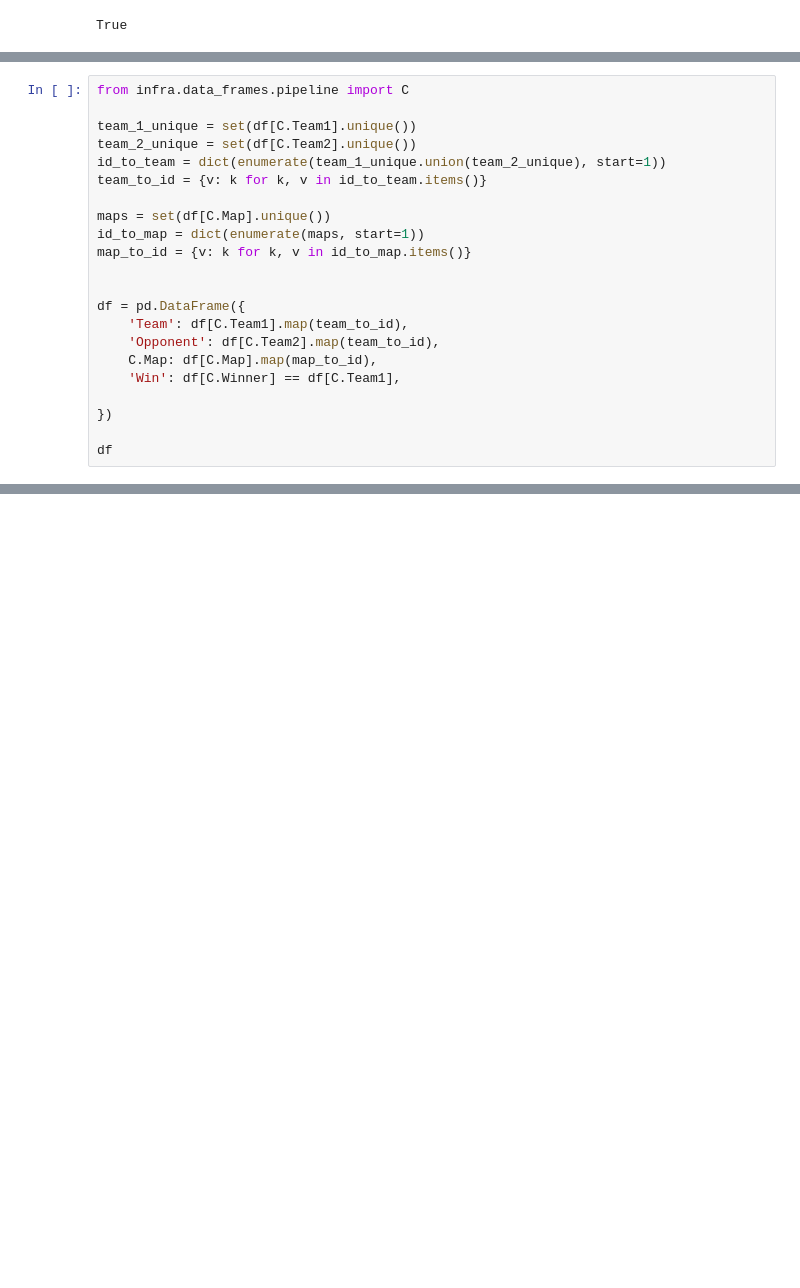
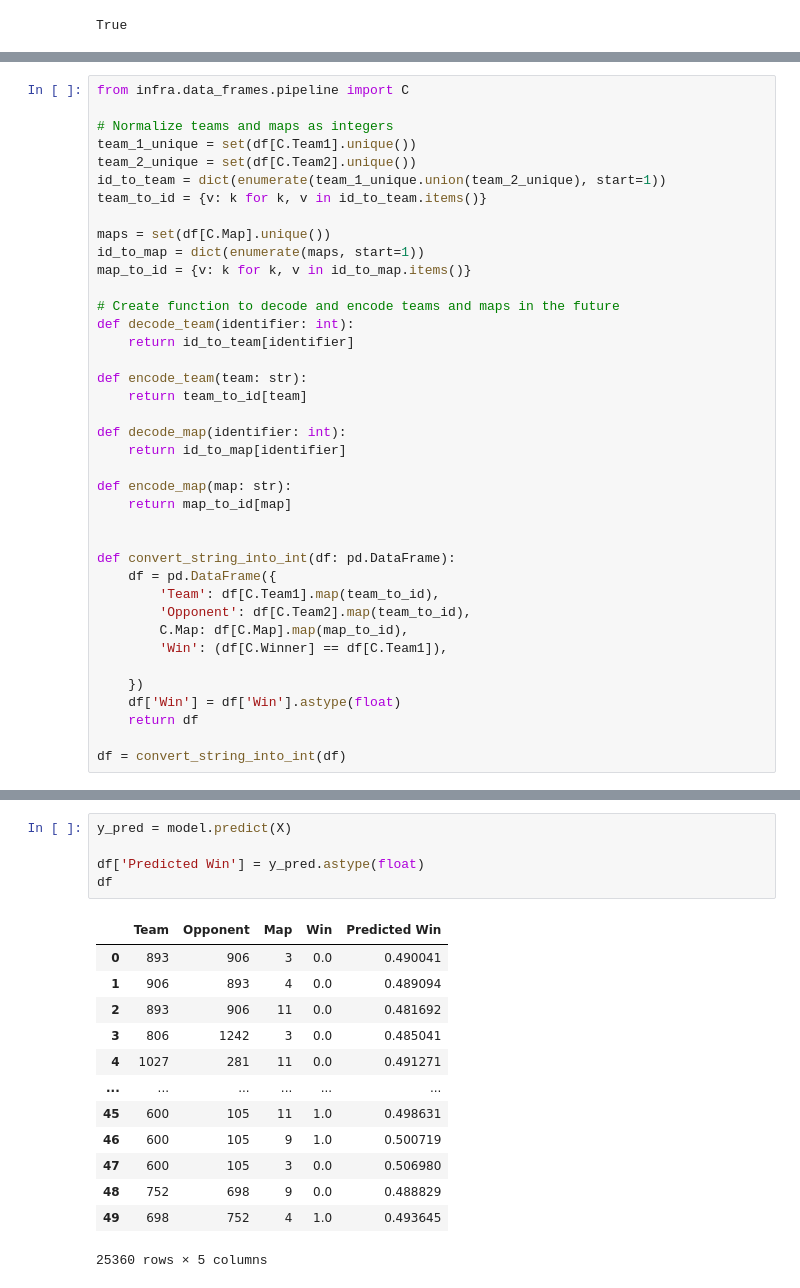
Before and after one commit to gitex/hltv_notebook, a Jupyter notebook: notebooks/matches/4_training.ipynb, the cells around one changed output, grey strips where cells are left out. Cells and saved outputs as stored; diff of their text form; blank space fills up the shorter version.

```diff
--- a/notebooks/matches/4_training.ipynb
+++ b/notebooks/matches/4_training.ipynb
@@ -49,6 +39,7 @@ See the caveats in the documentation: https://pandas.pydata.org/pandas-docs/stab
 # %%
 from infra.data_frames.pipeline import C
 
+# Normalize teams and maps as integers
 team_1_unique = set(df[C.Team1].unique())
 team_2_unique = set(df[C.Team2].unique())
 id_to_team = dict(enumerate(team_1_unique.union(team_2_unique), start=1))
@@ -58,13 +49,29 @@ maps = set(df[C.Map].unique())
 id_to_map = dict(enumerate(maps, start=1))
 map_to_id = {v: k for k, v in id_to_map.items()}
 
+# Create function to decode and encode teams and maps in the future
+def decode_team(identifier: int):
+    return id_to_team[identifier]
 
-df = pd.DataFrame({
-    'Team': df[C.Team1].map(team_to_id),
-    'Opponent': df[C.Team2].map(team_to_id),
-    C.Map: df[C.Map].map(map_to_id),
-    'Win': df[C.Winner] == df[C.Team1],
+def encode_team(team: str):
+    return team_to_id[team]
 
-})
+def decode_map(identifier: int):
+    return id_to_map[identifier]
 
-df
+def encode_map(map: str):
+    return map_to_id[map]
+
+
+def convert_string_into_int(df: pd.DataFrame):
+    df = pd.DataFrame({
+        'Team': df[C.Team1].map(team_to_id),
+        'Opponent': df[C.Team2].map(team_to_id),
+        C.Map: df[C.Map].map(map_to_id),
+        'Win': (df[C.Winner] == df[C.Team1]),
+
+    })
+    df['Win'] = df['Win'].astype(float)
+    return df
+
+df = convert_string_into_int(df)
@@ -143,0 +92,19 @@ ValueError: Found input variables with inconsistent numbers of samples: [1268, 2
+# %%
+y_pred = model.predict(X)
+
+df['Predicted Win'] = y_pred.astype(float)
+df
+# %% [output]
+|  | Team | Opponent | Map | Win | Predicted Win |
+| 0 | 893 | 906 | 3 | 0.0 | 0.490041 |
+| 1 | 906 | 893 | 4 | 0.0 | 0.489094 |
+| 2 | 893 | 906 | 11 | 0.0 | 0.481692 |
+| 3 | 806 | 1242 | 3 | 0.0 | 0.485041 |
+| 4 | 1027 | 281 | 11 | 0.0 | 0.491271 |
+| ... | ... | ... | ... | ... | ... |
+| 45 | 600 | 105 | 11 | 1.0 | 0.498631 |
+| 46 | 600 | 105 | 9 | 1.0 | 0.500719 |
+| 47 | 600 | 105 | 3 | 0.0 | 0.506980 |
+| 48 | 752 | 698 | 9 | 0.0 | 0.488829 |
+| 49 | 698 | 752 | 4 | 1.0 | 0.493645 |
+25360 rows × 5 columns
```
Also changed, not shown: parts of 26 cells of this notebook, 3 other files.
